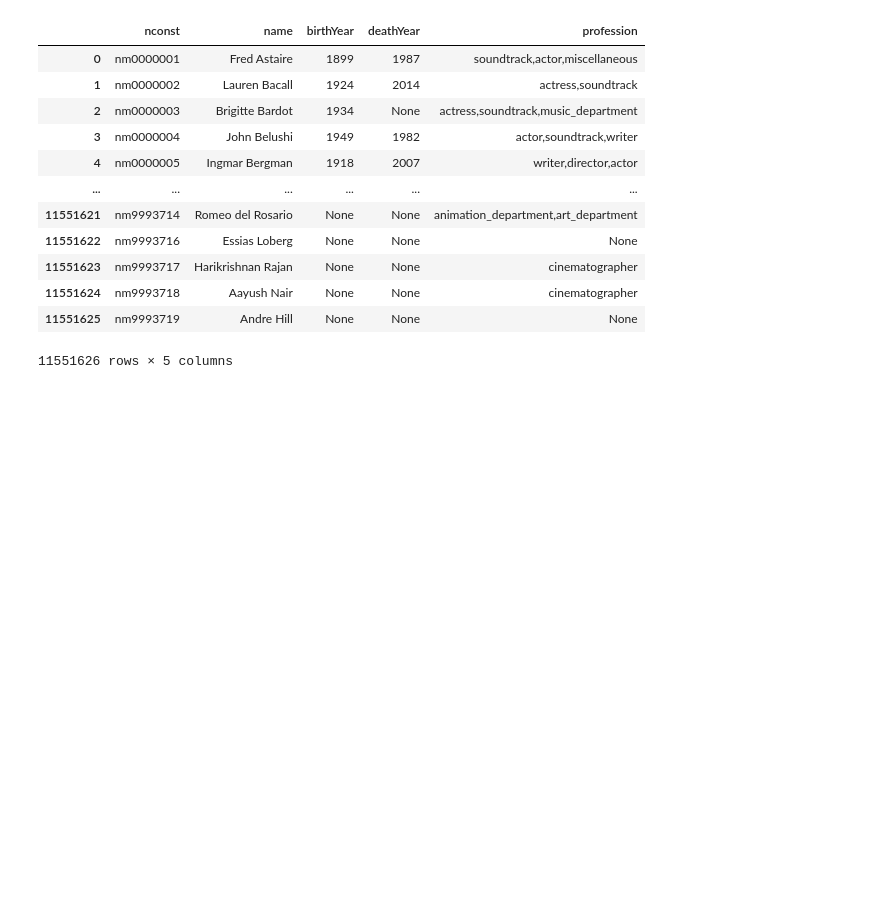
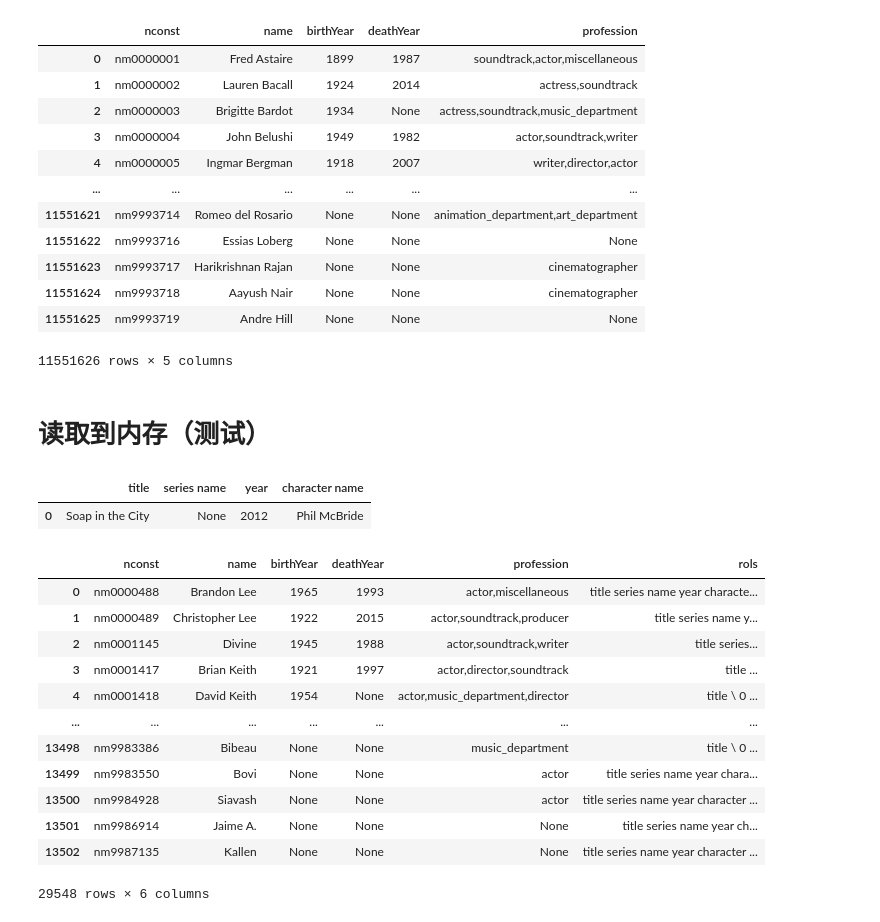
Before and after one commit to NekoSilverFox/PostgreSQL-SPbSTU, a Jupyter notebook: lab3.2/IMDB 数据处理/处理测试.ipynb, the cells around one changed output. Saved outputs shown, nothing was run; the diff lists cells and outputs as text; code cells hidden in the pictures; blank space fills up the shorter version.

```diff
--- a/lab3.2/IMDB 数据处理/处理测试.ipynb
+++ b/lab3.2/IMDB 数据处理/处理测试.ipynb
@@ -252,3 +252,33 @@ df_name_info.replace(to_replace=['\\N', np.nan], value=None, inplace=True)
 11551626 rows × 5 columns
 # %%
 df_name_info
+# %% [markdown]
+# 读取到内存（测试）
+# %%
+import pickle
+
+dump_df_res = '/Users/fox/Library/CloudStorage/OneDrive-PetertheGreatSt.PetersburgPolytechnicalUniversity/СПБПУ/3 курс/6 семестр/СУБД/资料/DataSet/result_dump_actors/dump_actors_ALL.bits'
+f = open(dump_df_res, 'rb')
+df_obj = pickle.load(file=f)
+f.close()
+# %%
+df_obj.loc[0]['rols']
+# %% [output]
+|  | title | series name | year | character name |
+| 0 | Soap in the City | None | 2012 | Phil McBride |
+# %%
+df_obj
+# %% [output]
+|  | nconst | name | birthYear | deathYear | profession | rols |
+| 0 | nm0000488 | Brandon Lee | 1965 | 1993 | actor,miscellaneous | title series name year characte... |
+| 1 | nm0000489 | Christopher Lee | 1922 | 2015 | actor,soundtrack,producer | title series name y... |
+| 2 | nm0001145 | Divine | 1945 | 1988 | actor,soundtrack,writer | title series... |
+| 3 | nm0001417 | Brian Keith | 1921 | 1997 | actor,director,soundtrack | title ... |
+| 4 | nm0001418 | David Keith | 1954 | None | actor,music_department,director | title \ 0 ... |
+| ... | ... | ... | ... | ... | ... | ... |
+| 13498 | nm9983386 | Bibeau | None | None | music_department | title \ 0 ... |
+| 13499 | nm9983550 | Bovi | None | None | actor | title series name year chara... |
+| 13500 | nm9984928 | Siavash | None | None | actor | title series name year character ... |
+| 13501 | nm9986914 | Jaime A. | None | None | None | title series name year ch... |
+| 13502 | nm9987135 | Kallen | None | None | None | title series name year character ... |
+29548 rows × 6 columns
```
Also changed, not shown: 11 other files.
